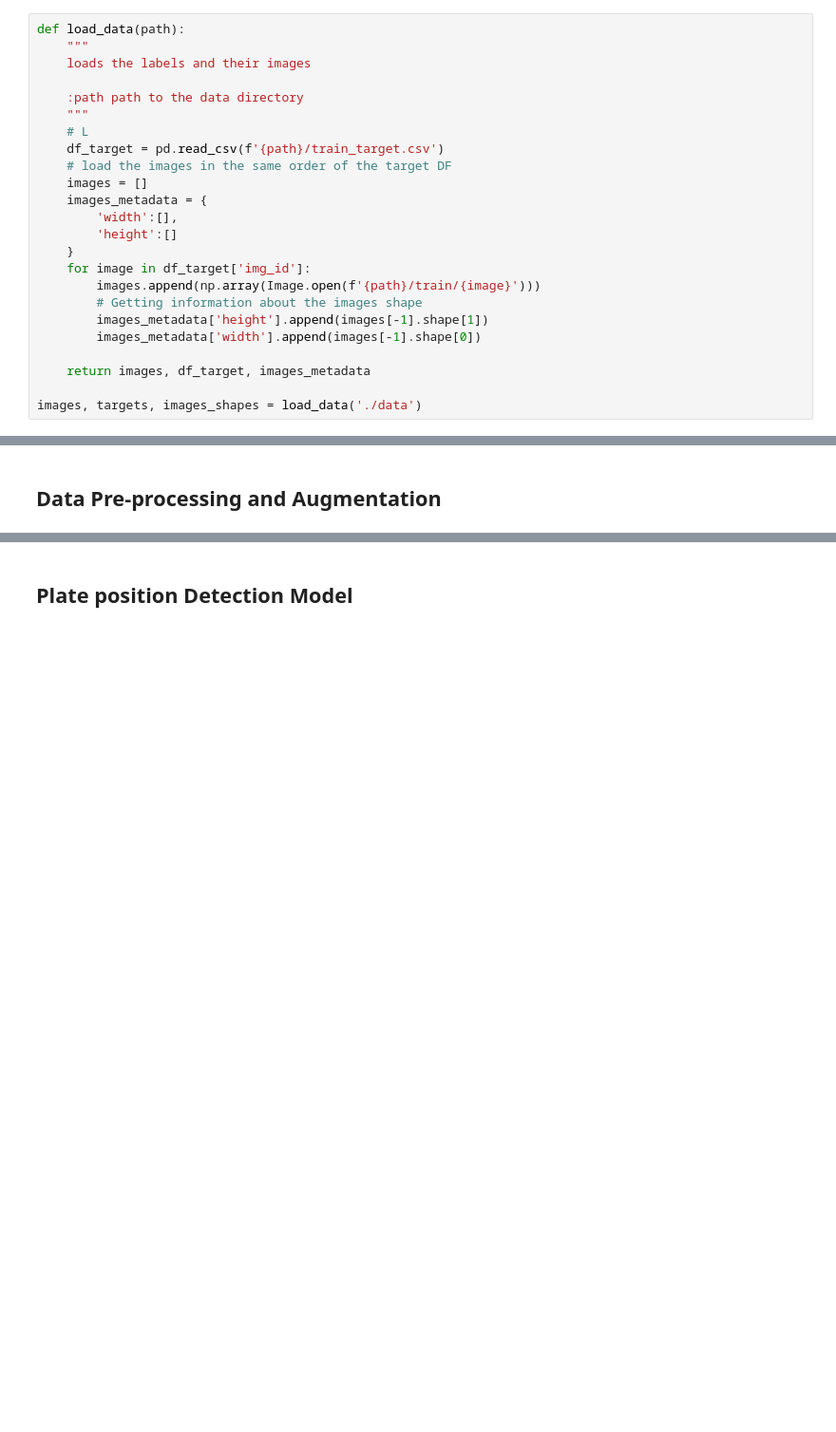
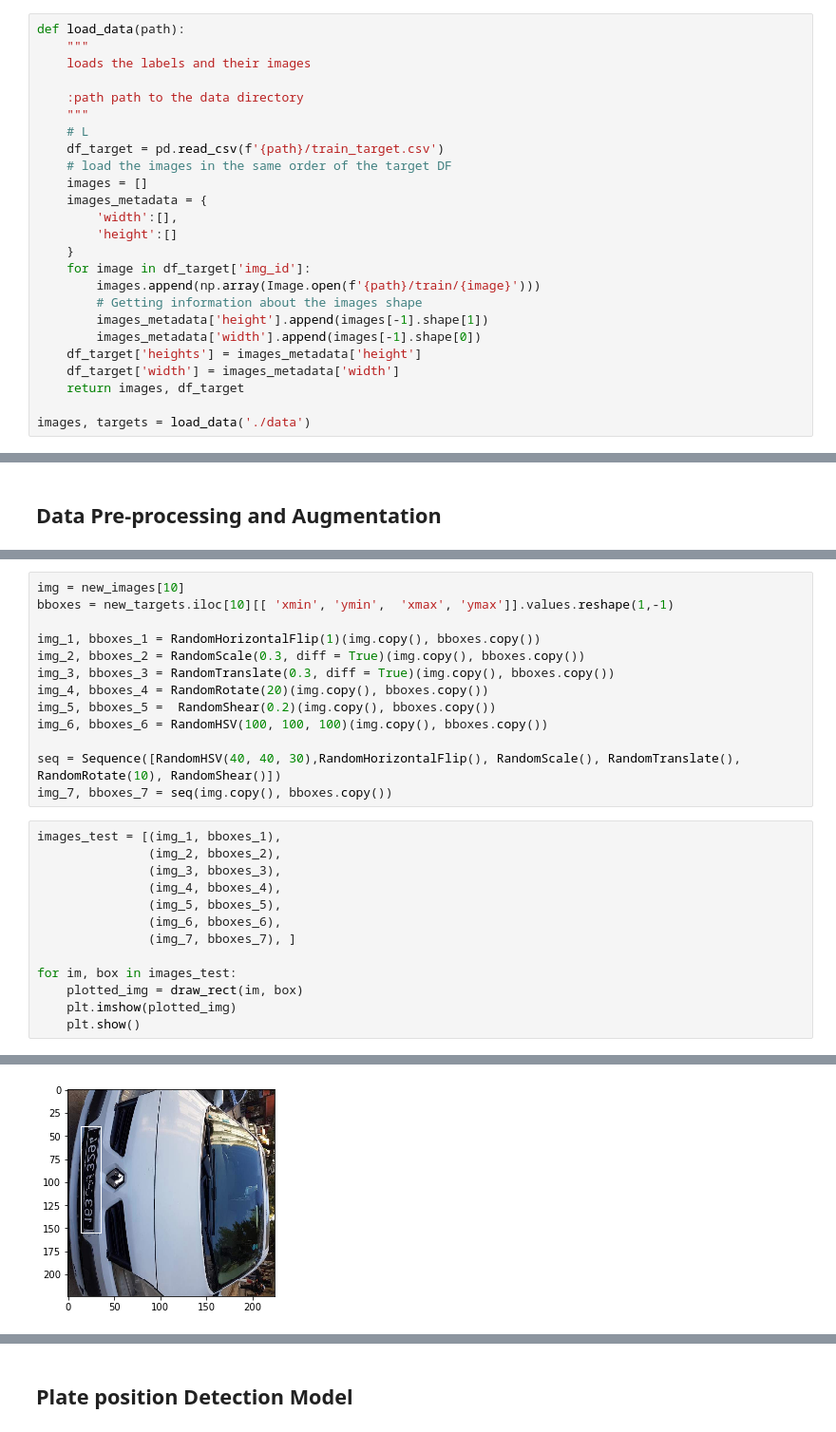
Before and after one commit to ML-Academy-team/License-Plate-Detection, a Jupyter notebook: License-Plate-Detection.ipynb, the cells around one changed output, grey strips where cells are left out. Shown: that part at 95% size. Drawn from its saved outputs; the diff is of its cells as text; blank space fills up the shorter version.

Commit message:
added image augmentation

```diff
--- a/License-Plate-Detection.ipynb
+++ b/License-Plate-Detection.ipynb
@@ -45,10 +50,11 @@ def load_data(path):
         # Getting information about the images shape
         images_metadata['height'].append(images[-1].shape[1])
         images_metadata['width'].append(images[-1].shape[0])
+    df_target['heights'] = images_metadata['height']
+    df_target['width'] = images_metadata['width']
+    return images, df_target
 
-    return images, df_target, images_metadata
-
-images, targets, images_shapes = load_data('./data')
+images, targets = load_data('./data')
 # %%
 fig, axs = plt.subplots(1, 2, figsize=(20,5))
 fig.suptitle('Distribution of widths and heights of images')
@@ -142,0 +137,27 @@ plot_random_image(new_images, new_targets)
+# %%
+img = new_images[10]
+bboxes = new_targets.iloc[10][[ 'xmin', 'ymin',  'xmax', 'ymax']].values.reshape(1,-1)
+
+img_1, bboxes_1 = RandomHorizontalFlip(1)(img.copy(), bboxes.copy())
+img_2, bboxes_2 = RandomScale(0.3, diff = True)(img.copy(), bboxes.copy())
+img_3, bboxes_3 = RandomTranslate(0.3, diff = True)(img.copy(), bboxes.copy())
+img_4, bboxes_4 = RandomRotate(20)(img.copy(), bboxes.copy())
+img_5, bboxes_5 =  RandomShear(0.2)(img.copy(), bboxes.copy())
+img_6, bboxes_6 = RandomHSV(100, 100, 100)(img.copy(), bboxes.copy())
+
+seq = Sequence([RandomHSV(40, 40, 30),RandomHorizontalFlip(), RandomScale(), RandomTranslate(), RandomRotate(10), RandomShear()])
+img_7, bboxes_7 = seq(img.copy(), bboxes.copy())
+# %%
+images_test = [(img_1, bboxes_1),
+               (img_2, bboxes_2),
+               (img_3, bboxes_3),
+               (img_4, bboxes_4),
+               (img_5, bboxes_5),
+               (img_6, bboxes_6),
+               (img_7, bboxes_7), ]
+
+for im, box in images_test:
+    plotted_img = draw_rect(im, box)
+    plt.imshow(plotted_img)
+    plt.show()
+# %% [output]
@@ -142,0 +165 @@ plot_random_image(new_images, new_targets)
+[figure, added]
```
Also changed, not shown: parts of 8 cells of this notebook, 1 other file.
